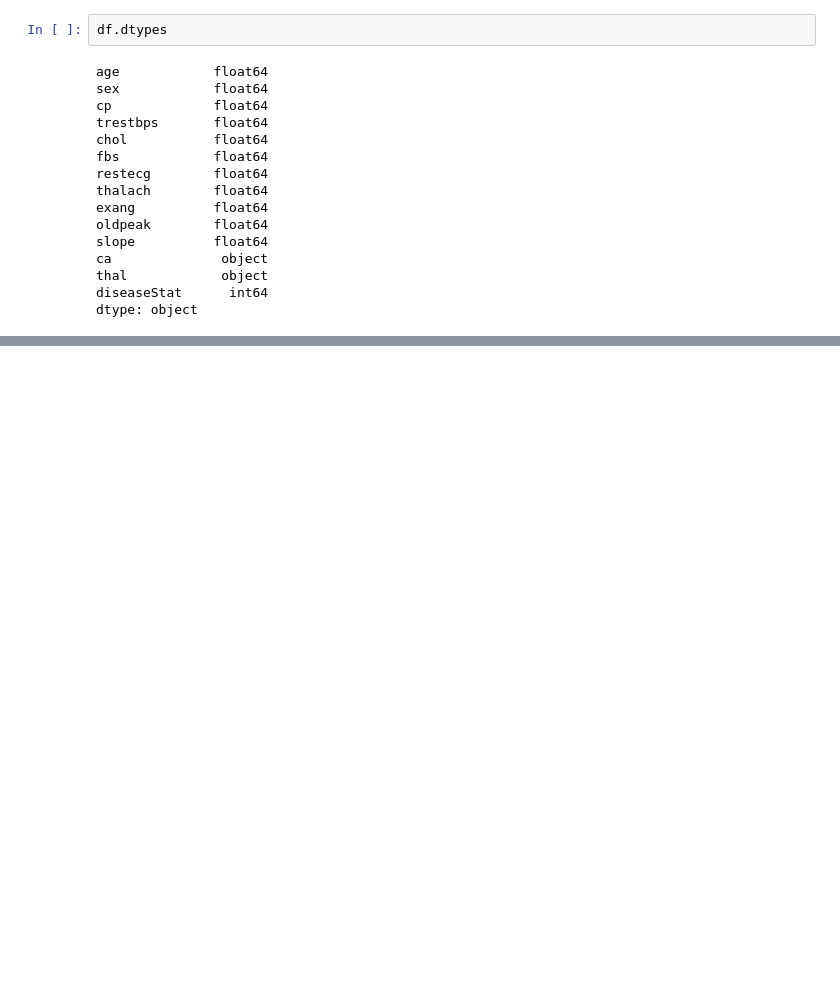
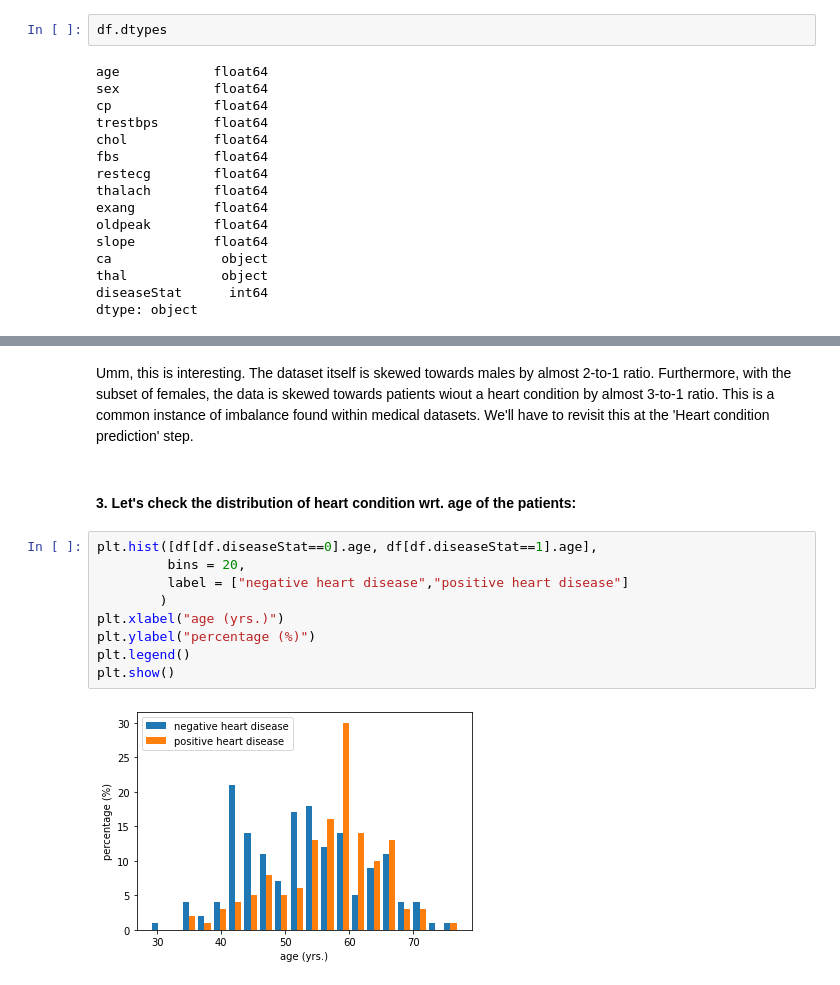
Before and after one commit to avnishks/colab, a Jupyter notebook: Exploratory_Data_Analysis_Cleveland_Heart_Dataset.ipynb, the cells around one changed output, grey strips where cells are left out. Cells and saved outputs as stored; diff of their text form; blank space fills up the shorter version.

```diff
--- a/Exploratory_Data_Analysis_Cleveland_Heart_Dataset.ipynb
+++ b/Exploratory_Data_Analysis_Cleveland_Heart_Dataset.ipynb
@@ -46,0 +123,15 @@ print("rows with missing 'thal' values: ",
+# %% [markdown]
+Umm, this is interesting. The dataset itself is skewed towards males by almost 2-to-1 ratio. Furthermore, with the subset of females, the data is skewed towards patients wiout a heart condition by almost 3-to-1 ratio. This is a common instance of imbalance found within medical datasets. We'll have to revisit this at the 'Heart condition prediction' step.
+# %% [markdown]
+#### 3. Let's check the distribution of heart condition wrt. age of the patients:
+# %%
+plt.hist([df[df.diseaseStat==0].age, df[df.diseaseStat==1].age],
+         bins = 20,
+         label = ["negative heart disease","positive heart disease"]
+        )
+plt.xlabel("age (yrs.)")
+plt.ylabel("percentage (%)")
+plt.legend()
+plt.show()
+# %% [output]
+[figure, added]
```
Also changed, not shown: parts of 30 cells of this notebook.
